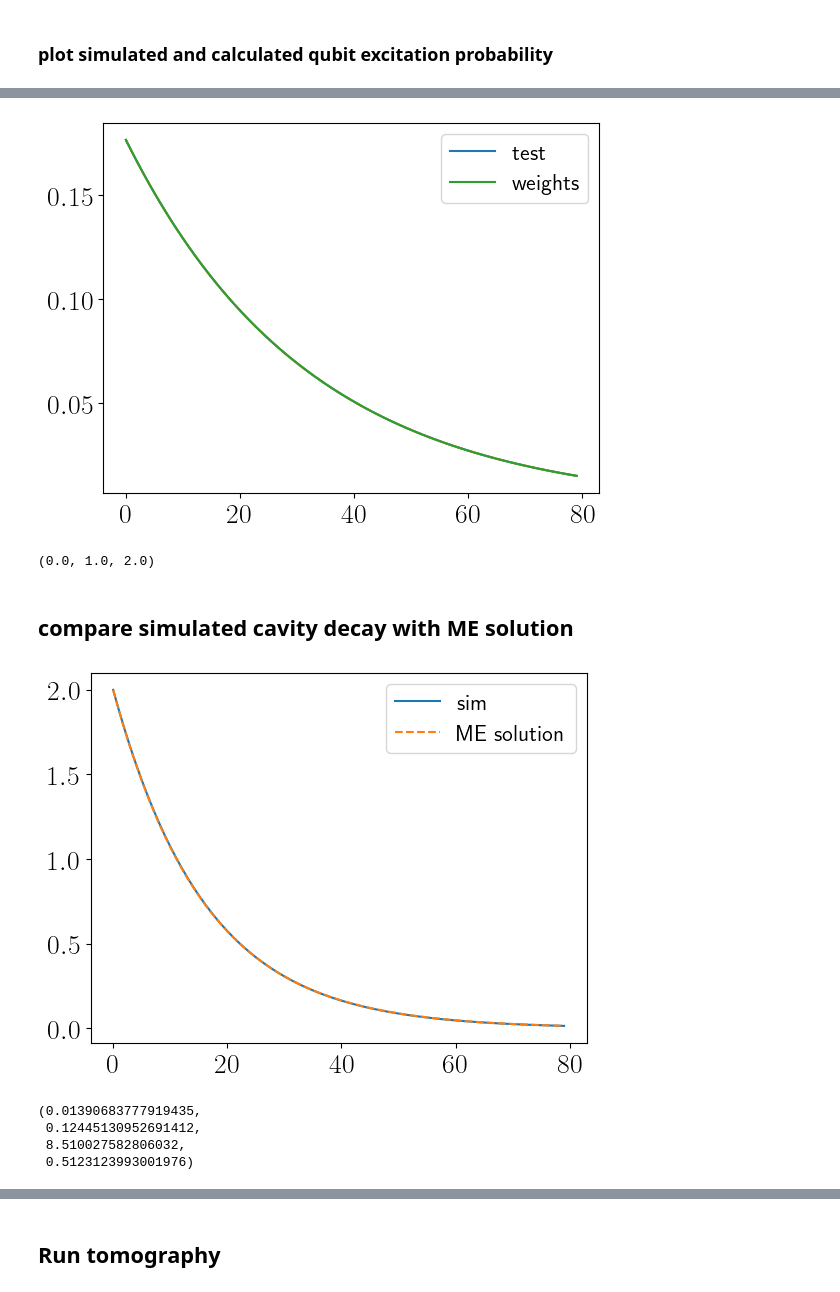
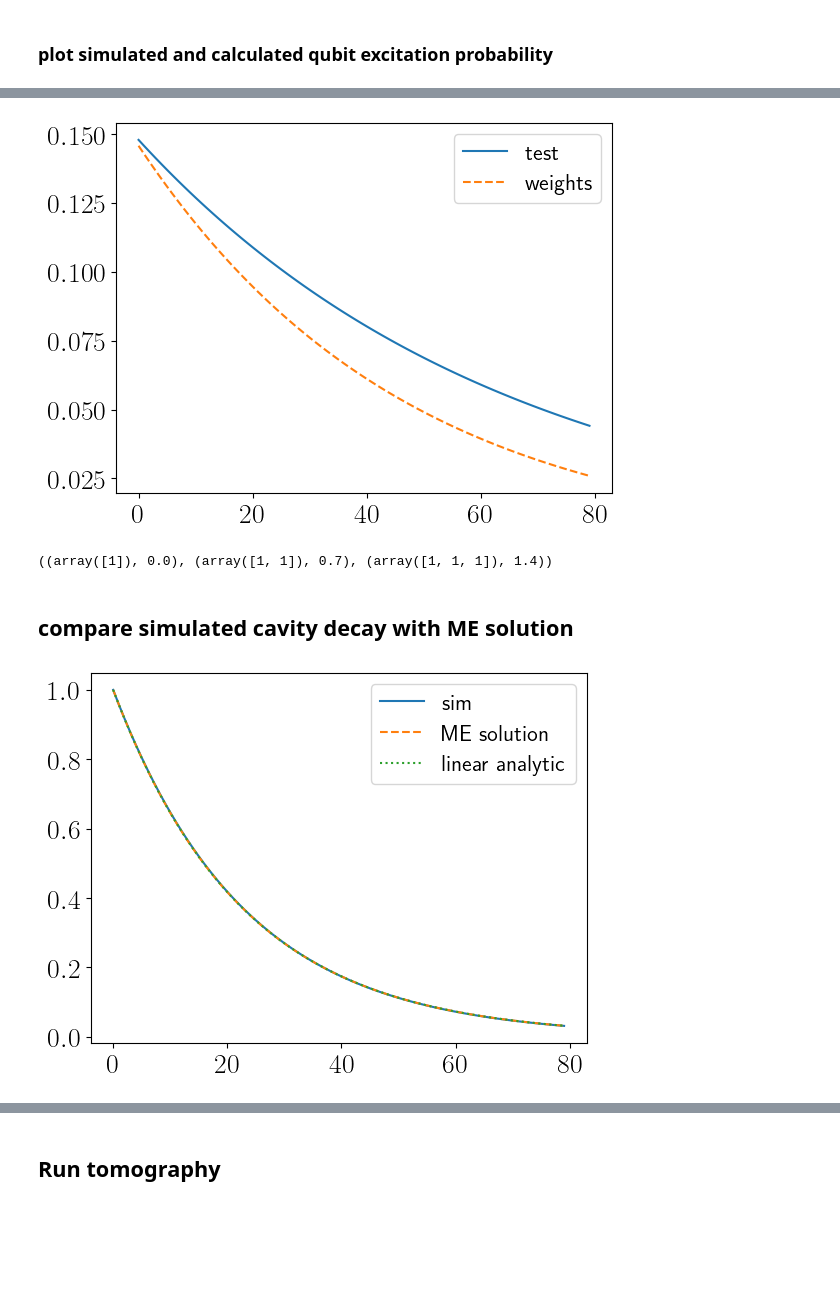
Before and after one commit to ingstra/qubitdyne, a Jupyter notebook: 221014 Qubit-dyne faster_mod2.ipynb, the cells around one changed output, grey strips where cells are left out. Drawn from its saved outputs; the diff is of its cells as text; code cells hidden in the pictures; blank space fills up the shorter version.

```diff
--- a/221014 Qubit-dyne faster_mod2.ipynb
+++ b/221014 Qubit-dyne faster_mod2.ipynb
@@ -31,7 +31,7 @@ proj1 = tensor(idc, basis(2,1).proj())
 
 initial_cavity = coherent(N, 1j*0.5)
 
-initial_cavity = fock(N,2)
+initial_cavity = coherent(N,1)
 
 psi0 = tensor(initial_cavity, basis(2,0))
 wigner_fock_distribution(initial_cavity);
@@ -78,7 +78,7 @@ Nmeas = 35
 gint = 0.18
 expspeed=2.4
 
-dt=1
+dt=0.7
 # %%
 Nmeas = 80
 gint = 0.25
@@ -105,7 +105,7 @@ angmult = np.array([func1(i) for i in range(Nmeas)])
 
 U_ints=[]
 for i in range(Nmeas):
-    U_ints.append(interact(gint*angmult[i]*dt))
+    U_ints.append(interact(gint*angmult[i]*np.sqrt(dt)))
     #U_ints.append(interact(gint*(1+i/5))) # works fine
 # %% [markdown]
 ## Run simulation to extract weights
@@ -166,15 +166,14 @@ plt.show()
 ### plot simulated and calculated qubit excitation probability
 # %%
 plt.plot(p1exp, label='p1exp')
-calc = (gint*angmult*dt)**2*n_cav
+calc = (gint*angmult)**2*dt*np.array(n_cav)
 
 plt.plot(calc, label='calc')
 
-pe = gamma*dt*n_init*np.exp(-gamma*dt*nsteps)
+pe = gint**2*dt*n_init*np.exp(-gamma*dt*nsteps)
 
-plt.plot(pe,':', label='pe')
+plt.plot(pe,':', label='linear pe')
 plt.legend()
-filter = np.sqrt(gamma*dt/2)*np.exp(-gamma*dt*nsteps/2)
-weights=filter
+
 #plt.plot(0.012*np.cos(angmult*1.32+np.pi/2)**2)
 # %% [output]
@@ -182,35 +182,37 @@ weights=filter
 # %%
 def func_u(step):
     angmult = np.array([func1(i) for i in range(step+1)])
-    exponent = np.trapz(angmult, dx=dt)
+    exponent = np.trapz(angmult,dx=dt)
     return  np.sqrt(func1(step)*gamma*dt/2)*np.exp(-gamma*dt*exponent/2)
 
 test = np.array([func_u(step) for step in range(Nmeas)])
 #test /=  np.max(test)#np.trapz(test**2,dx=dt)
 #test = alpharef**2*test
 plt.plot(test, label='test')
-plt.plot(filter,'--')
+
+filter = np.sqrt(gamma*dt/2)*np.exp(-gamma*dt*nsteps/2)
+#plt.plot(filter,label='filter')
 #angmult = np.array([func1(i) for i in range(20)])
-plt.plot(weights, label='weights')
+plt.plot(weights,'--', label='weights')
 plt.legend();
 # %% [output]
-[figure, old version]
+[figure, new version]
 # %%
 def test_func(step):
     angmult = np.array([func1(i) for i in range(step+1)])
     exponent = np.trapz(angmult, dx=dt)
-    return exponent
+    return angmult, exponent
 
 test_func(0), test_func(1), test_func(2)
 # %% [output]
-(0.0, 1.0, 2.0)
+((array([1]), 0.0), (array([1, 1]), 0.7), (array([1, 1, 1]), 1.4))
 # %% [markdown]
 ## compare simulated cavity decay with ME solution
 # %%
 
 H_int = [(-1j) * gint*np.sqrt(dt)*angle * (a.dag() * sm + a * sm.dag()) for angle in angmult]
 
-c_op=[[a,gint*angmult*np.sqrt(dt)]] # decay rate gamma
+c_op=[[a,gint*angmult]] # decay rate gamma
 opts = Options(nsteps=10000)
 
 sol = mesolve(0*a, psi0, nsteps*dt, c_ops=c_op, e_ops=[N_cav], options=opts)
@@ -220,25 +222,8 @@ plt.plot(nsteps, sol.expect[0], '--',label='ME solution')
 #plt.plot(test, ':', label='test')
 #plt.plot(alpharef**2 * np.exp(-(tlist*gint)**2/5), label='meh')
 #plt.plot(1/(gamma*dt)*pe,':')
+plt.plot(n_init*np.exp(-gamma*dt*nsteps), ':',label='linear analytic')
 
 plt.legend();
 # %% [output]
-[figure, old version]
+[figure, new version]
-# %%
-weights_test = np.array(p1exp)
-corr_test = alpharef/np.sum(sxexp*weights_test)
-#weights_test /= np.sum(weights_test**2)
-
-standard_weights = np.exp(-nsteps*(gint**2))
-#standard_weights /= sum(standard_weights**2)
-corr_standard = alpharef/np.sum(sxexp*standard_weights)
-
-#plt.plot(weights_test/np.max(weights_test))
-#plt.plot(standard_weights)
-
-n_cav[-1], sum(weights_test**2), sum(standard_weights**2), sum(weights**2)
-# %% [output]
-(0.01390683777919435,
- 0.12445130952691412,
- 8.510027582806032,
- 0.5123123993001976)
```
Also changed, not shown: parts of 5 cells of this notebook.
